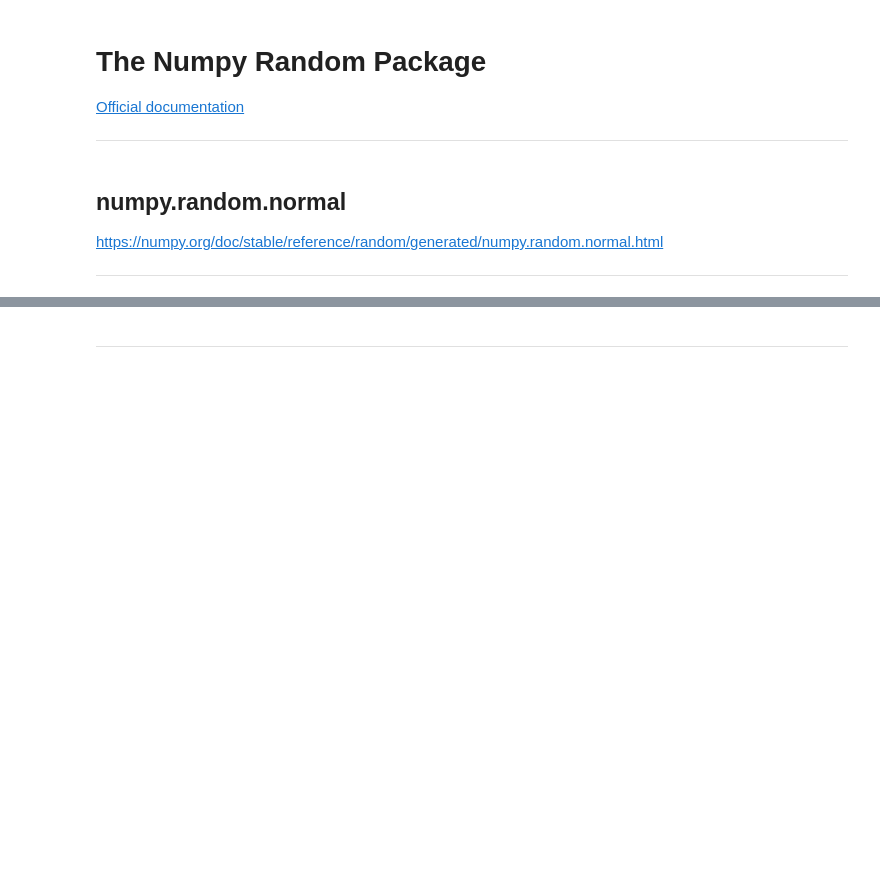
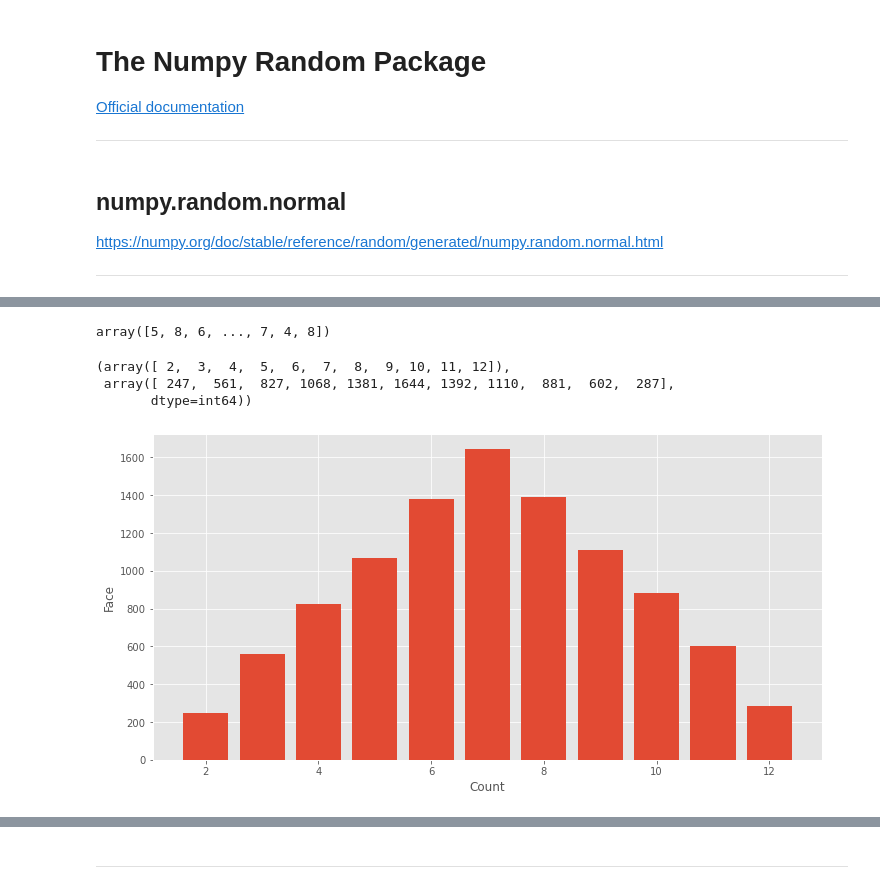
Before and after one commit to amandamurray2021/fundamentals-of-data-analysis-project, a Jupyter notebook: numpy-random.ipynb, the cells around one changed output, grey strips where cells are left out. Drawn from its saved outputs; the diff is of its cells as text; code cells hidden in the pictures; blank space fills up the shorter version.

```diff
--- a/numpy-random.ipynb
+++ b/numpy-random.ipynb
@@ -52,0 +127,13 @@ plt.show()
+# %%
+# The number of dice to roll in each turn
+nodice = 2
+# The number of turns
+noturns = 10000
+# Roll the dice
+dice = np.random. randint (1, 7, (noturns, nodice))
+# Passing a tuple at the end of the dice variable (like a list with square brackets)
+# This is 10000 rolls (noturns) of 2 dice (nodice)
+# There's 10000 things in the list overall but each of those things is a list containing 2 things
+# Those '2 things' are random integers between 1 and 6 independently selected
+# Have a look
+dice
@@ -52,0 +148,33 @@ plt.show()
+# %%
+# Sum the faces of the dice together
+# Go into each of the 2 value lists and add the values together
+# axis=1 means don't just add everything together, add everything on the second axis together which is the number of dice
+# if you say axis=0 that will add the columns together
+totals = np.sum(dice, axis=1)
+totals
+# %% [output]
+array([5, 8, 6, ..., 7, 4, 8])
+# %%
+# Now you can plot the values
+# Count the number of times each face appears
+faces, counts = np.unique(totals, return_counts=True)
+faces, counts
+# %% [output]
+(array([ 2,  3,  4,  5,  6,  7,  8,  9, 10, 11, 12]),
+ array([ 247,  561,  827, 1068, 1381, 1644, 1392, 1110,  881,  602,  287],
+       dtype=int64))
+# %%
+# Create a new plot using fig and ax
+fig, ax = plt.subplots()
+# Plot a vertical bar chart
+ax.bar(faces, counts)
+# Set axis labels
+ax.set_ylabel('Face')
+ax.set_xlabel('Count');
+
+# If you roll 2 dice and sum the faces of them, you're more likely to get a 7 than a 6 or an 8
+# Can we come up for a reason for why that might be?
+# It depends on the likelihood of the numbers when rolling the dice
+# For example, there's multiple ways of getting some numbers (e.g. 7) than others (e.g. 2)
+# %% [output]
+[figure, added]
```
Also changed, not shown: parts of 19 cells of this notebook.
